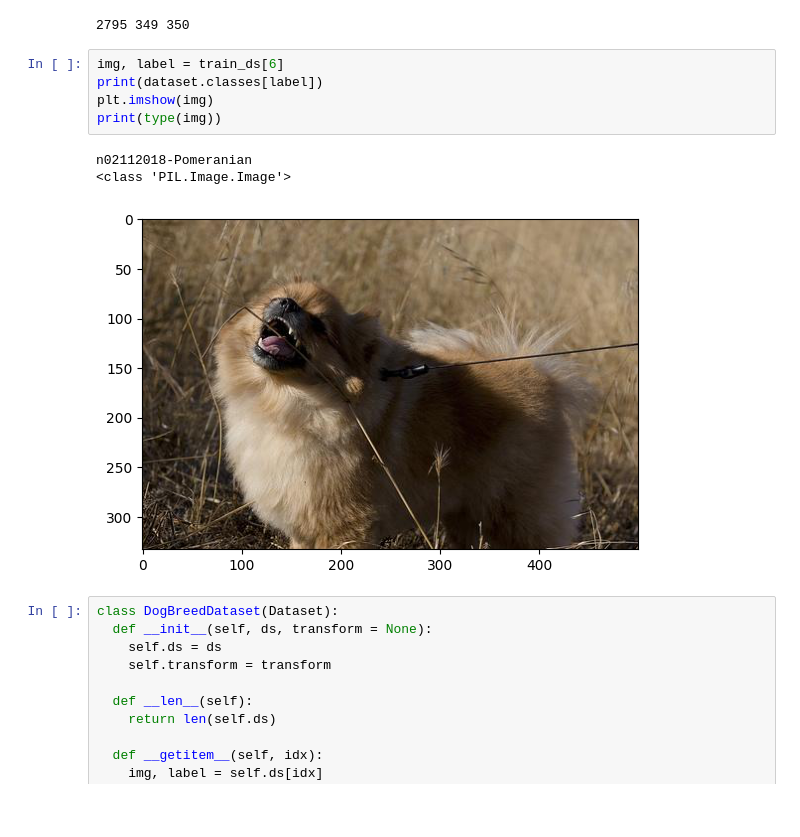
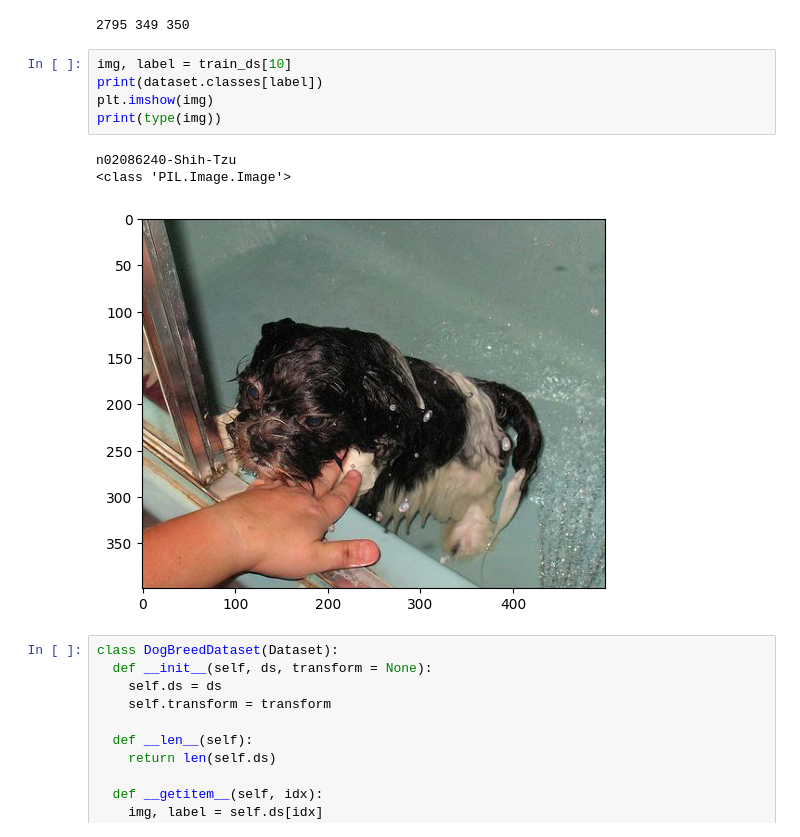
Before and after one commit to a945120/ColabforAI, a Jupyter notebook: Dogsbreeds.ipynb, the cells around one changed output. Saved outputs shown, nothing was run; the diff lists cells and outputs as text; blank space fills up the shorter version.

```diff
--- a/Dogsbreeds.ipynb
+++ b/Dogsbreeds.ipynb
@@ -79,14 +79,14 @@ print(len(train_ds), len(val_ds), len(test_ds))
 # %% [output]
 2795 349 350
 # %%
-img, label = train_ds[6]
+img, label = train_ds[10]
 print(dataset.classes[label])
 plt.imshow(img)
 print(type(img))
 # %% [output]
-n02112018-Pomeranian
+n02086240-Shih-Tzu
 <class 'PIL.Image.Image'>
-[figure, old version]
+[figure, new version]
 # %%
 class DogBreedDataset(Dataset):
   def __init__(self, ds, transform = None):
```
Also changed, not shown: parts of 14 cells of this notebook.
